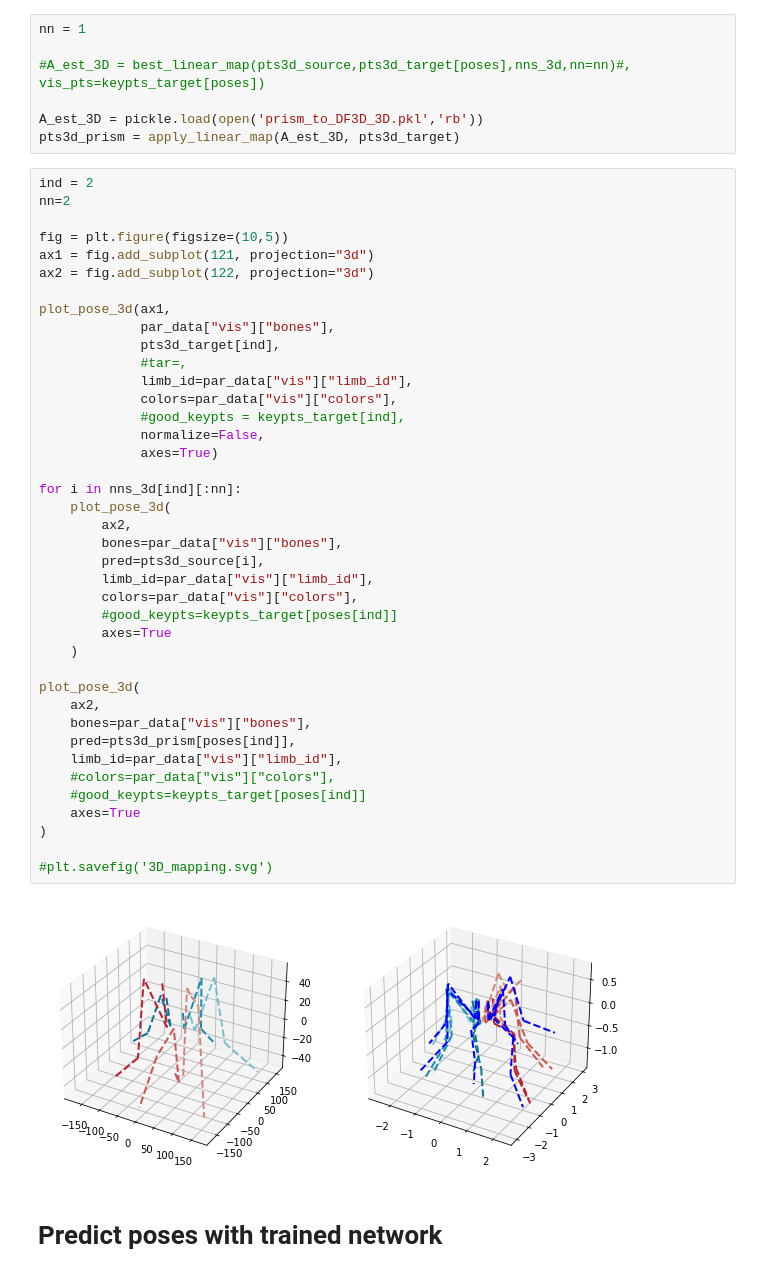
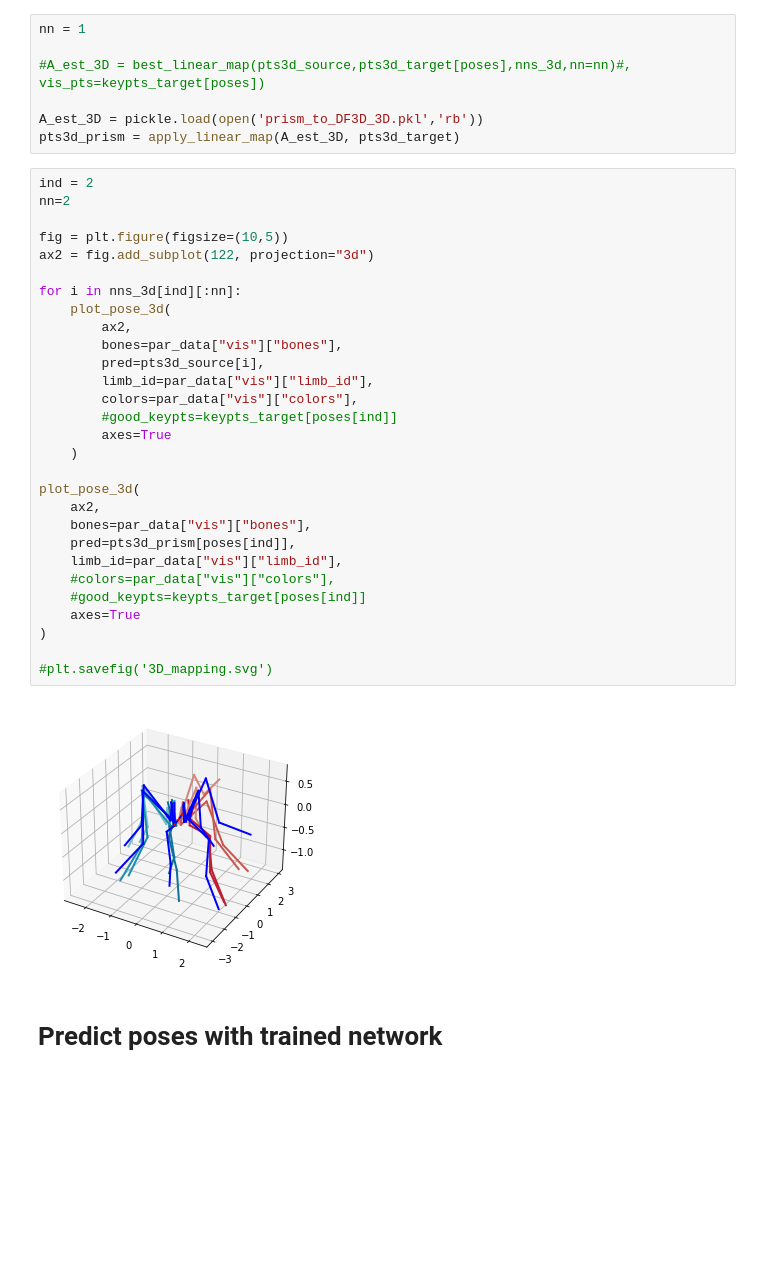
Before and after one commit to NeLy-EPFL/LiftPose3D, a Jupyter notebook: examples/domain_adapt_fly_tether_to_fly_prism/domain_adaptation.ipynb, the cells around one changed output. Saved outputs shown, nothing was run; the diff lists cells and outputs as text; blank space fills up the shorter version.

```diff
--- a/examples/domain_adapt_fly_tether_to_fly_prism/domain_adaptation.ipynb
+++ b/examples/domain_adapt_fly_tether_to_fly_prism/domain_adaptation.ipynb
@@ -236,44 +241,33 @@ pts3d_prism = apply_linear_map(A_est_3D, pts3d_target)
 # %%
 ind = 2
 nn=2
 
 fig = plt.figure(figsize=(10,5))
-ax1 = fig.add_subplot(121, projection="3d")
 ax2 = fig.add_subplot(122, projection="3d")
-
-plot_pose_3d(ax1,
-             par_data["vis"]["bones"],
-             pts3d_target[ind],
-             #tar=,
-             limb_id=par_data["vis"]["limb_id"],
-             colors=par_data["vis"]["colors"],
-             #good_keypts = keypts_target[ind],
-             normalize=False,
-             axes=True)
 
 for i in nns_3d[ind][:nn]:
     plot_pose_3d(
         ax2,
         bones=par_data["vis"]["bones"],
         pred=pts3d_source[i],
         limb_id=par_data["vis"]["limb_id"],
         colors=par_data["vis"]["colors"],
         #good_keypts=keypts_target[poses[ind]]
         axes=True
     )
 
 plot_pose_3d(
     ax2,
     bones=par_data["vis"]["bones"],
     pred=pts3d_prism[poses[ind]],
     limb_id=par_data["vis"]["limb_id"],
     #colors=par_data["vis"]["colors"],
     #good_keypts=keypts_target[poses[ind]]
     axes=True
 )
 
 #plt.savefig('3D_mapping.svg')
 # %% [output]
-[figure, old version]
+[figure, new version]
 # %% [markdown]
 # Predict poses with trained network
```
Also changed, not shown: parts of 4 cells of this notebook, 3 other files.
